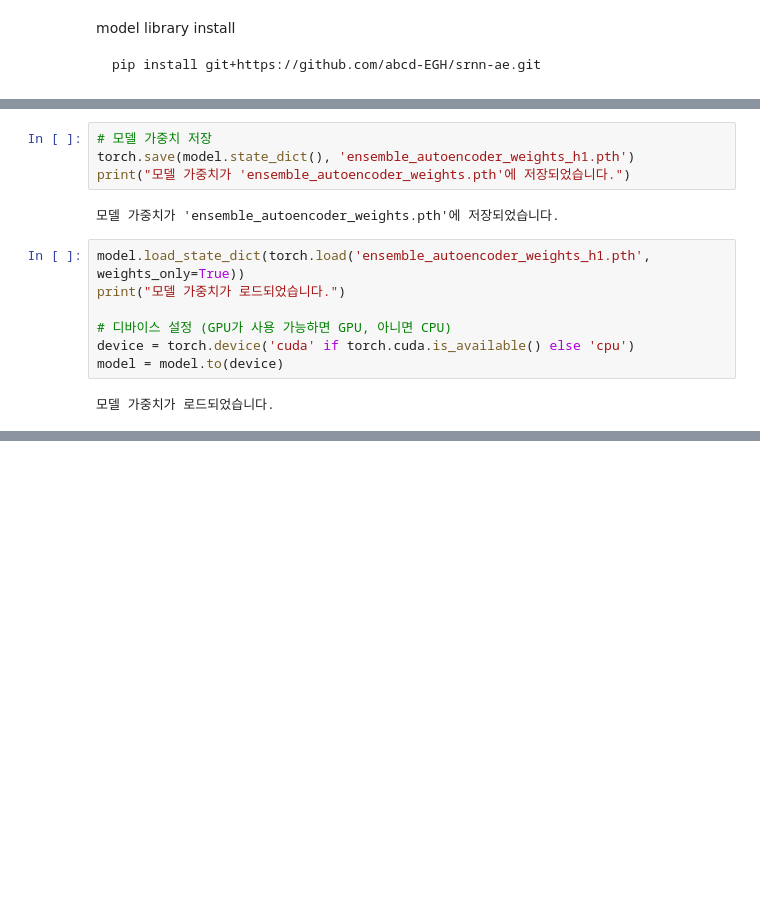
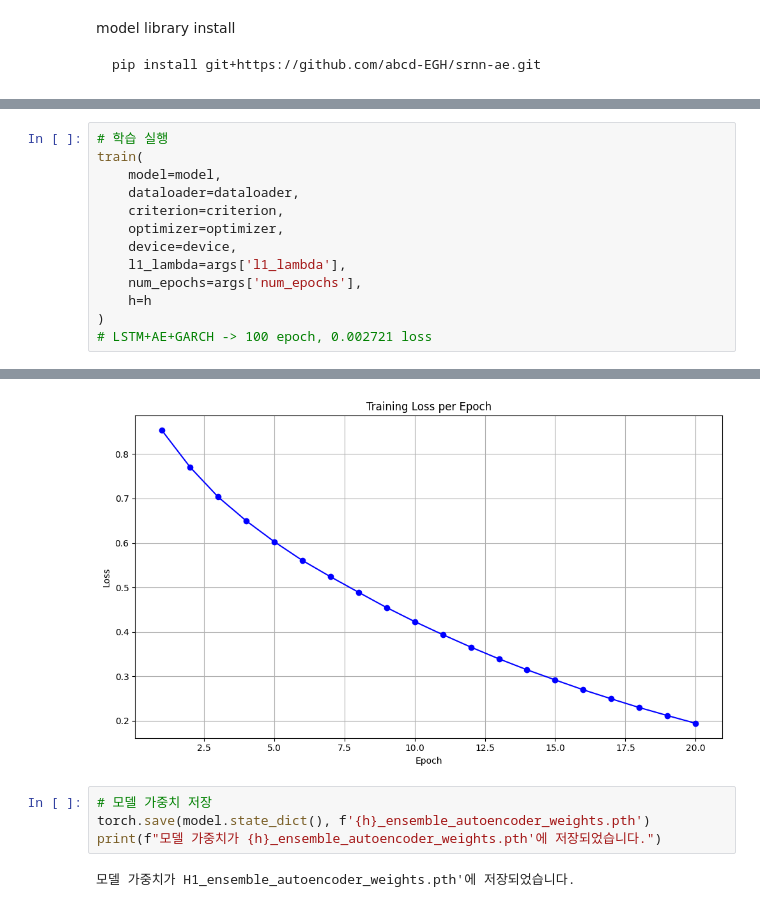
Before and after one commit to abcd-EGH/IEcapstone, a Jupyter notebook: H1_Dynamic_Threshold_without_GARCH.ipynb, the cells around one changed output, grey strips where cells are left out. Saved outputs shown, nothing was run; the diff lists cells and outputs as text; blank space fills up the shorter version.

```diff
--- a/H1_Dynamic_Threshold_without_GARCH.ipynb
+++ b/H1_Dynamic_Threshold_without_GARCH.ipynb
@@ -288,15 +369,14 @@ Training Complete
-# %%
-# 모델 가중치 저장
-torch.save(model.state_dict(), 'ensemble_autoencoder_weights_h1.pth')
-print("모델 가중치가 'ensemble_autoencoder_weights.pth'에 저장되었습니다.")
-# %% [output]
-모델 가중치가 'ensemble_autoencoder_weights.pth'에 저장되었습니다.
-# %%
-model.load_state_dict(torch.load('ensemble_autoencoder_weights_h1.pth', weights_only=True))
-print("모델 가중치가 로드되었습니다.")
-
-# 디바이스 설정 (GPU가 사용 가능하면 GPU, 아니면 CPU)
-device = torch.device('cuda' if torch.cuda.is_available() else 'cpu')
-model = model.to(device)
-# %% [output]
-모델 가중치가 로드되었습니다.
+# %%
+# 학습 실행
+train(
+    model=model,
+    dataloader=dataloader,
+    criterion=criterion,
+    optimizer=optimizer,
+    device=device,
+    l1_lambda=args['l1_lambda'],
+    num_epochs=args['num_epochs'],
+    h=h
+)
+# LSTM+AE+GARCH -> 100 epoch, 0.002721 loss
+# %% [output]
@@ -302,0 +400,7 @@ model = model.to(device)
+[figure, added]
+# %%
+# 모델 가중치 저장
+torch.save(model.state_dict(), f'{h}_ensemble_autoencoder_weights.pth')
+print(f"모델 가중치가 {h}_ensemble_autoencoder_weights.pth'에 저장되었습니다.")
+# %% [output]
+모델 가중치가 H1_ensemble_autoencoder_weights.pth'에 저장되었습니다.
```
Also changed, not shown: parts of 16 cells of this notebook, 11 other files.
